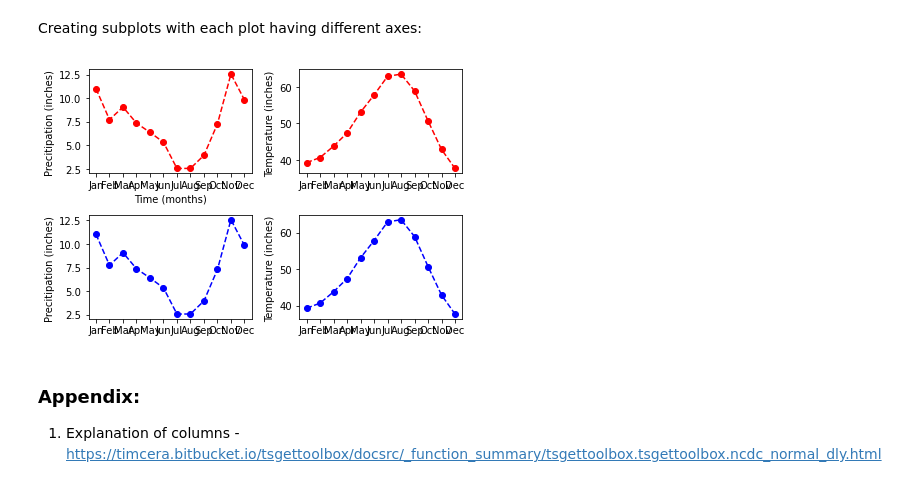
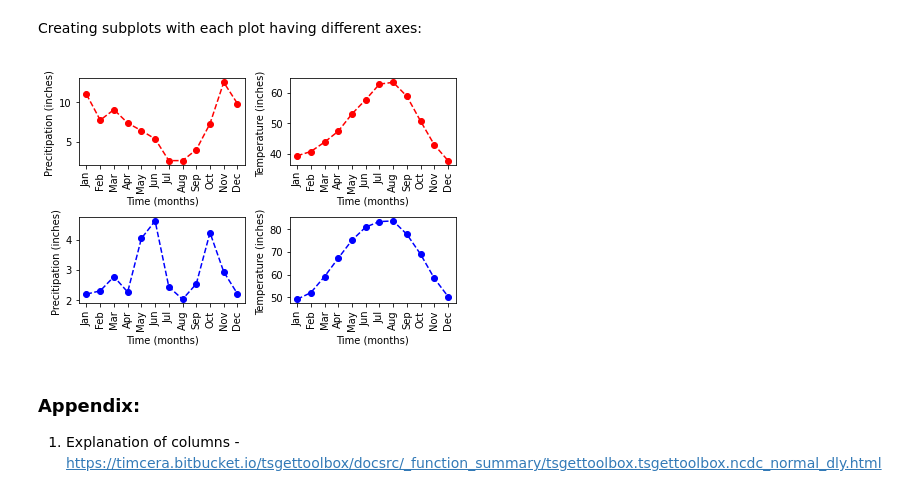
Before and after one commit to sonuranjitjacob/DataVisualizationWithMatplotLib, a Jupyter notebook: Chapter 1 - Introduction.ipynb, the cells around one changed output. Drawn from its saved outputs; the diff is of its cells as text; code cells hidden in the pictures.

```diff
--- a/Chapter 1 - Introduction.ipynb
+++ b/Chapter 1 - Introduction.ipynb
@@ -146,29 +146,38 @@ Creating subplots with each plot having different axes:
 # %%
 # Create a Figure and an array of subplots with 2 rows and 2 columns
 fig, ax = plt.subplots(2, 2)
 
 # Addressing the top left Axes as index 0, 0, plot month and Seattle precipitation
 ax[0, 0].plot(df_seattle['MONTHS'], df_seattle['MLY-PRCP-NORMAL'], marker='o', linestyle='--', color='r')
 
 # In the top right (index 0,1), plot month and Seattle temperatures
 ax[0, 1].plot(df_seattle['MONTHS'], df_seattle['MLY-TAVG-NORMAL'], marker='o', linestyle='--', color='r')
 
 # In the bottom left (1, 0) plot month and Austin precipitations
-ax[1,0].plot(df_seattle['MONTHS'], df_seattle['MLY-PRCP-NORMAL'], marker='o', linestyle='--', color='b')
+ax[1,0].plot(df_austin['MONTHS'], df_austin['MLY-PRCP-NORMAL'], marker='o', linestyle='--', color='b')
 
 # In the bottom right (1, 1) plot month and Austin temperatures
-ax[1,1].plot(df_seattle['MONTHS'], df_seattle['MLY-TAVG-NORMAL'], marker='o', linestyle='--', color='b')
+ax[1,1].plot(df_austin['MONTHS'], df_austin['MLY-TAVG-NORMAL'], marker='o', linestyle='--', color='b')
 
 ax[0, 0].set_xlabel("Time (months)")
+ax[0, 1].set_xlabel("Time (months)")
+ax[1, 0].set_xlabel("Time (months)")
+ax[1, 1].set_xlabel("Time (months)")
+
 ax[0, 0].set_ylabel("Precitipation (inches) ")
 ax[0, 1].set_ylabel("Temperature (inches) ")
 ax[1, 0].set_ylabel("Precitipation (inches) ")
 ax[1, 1].set_ylabel("Temperature (inches) ")
 
+ax[0, 0].set_xticklabels(df_seattle['MONTHS'],rotation=90)
+ax[0, 1].set_xticklabels(df_seattle['MONTHS'],rotation=90)
+ax[1, 0].set_xticklabels(df_austin['MONTHS'],rotation=90)
+ax[1, 1].set_xticklabels(df_austin['MONTHS'],rotation=90)
+
 plt.tight_layout()
 plt.show()
 # %% [output]
-[figure, old version]
+[figure, new version]
 # %% [markdown]
 ### Appendix:
 1. Explanation of columns - https://timcera.bitbucket.io/tsgettoolbox/docsrc/_function_summary/tsgettoolbox.tsgettoolbox.ncdc_normal_dly.html
```
